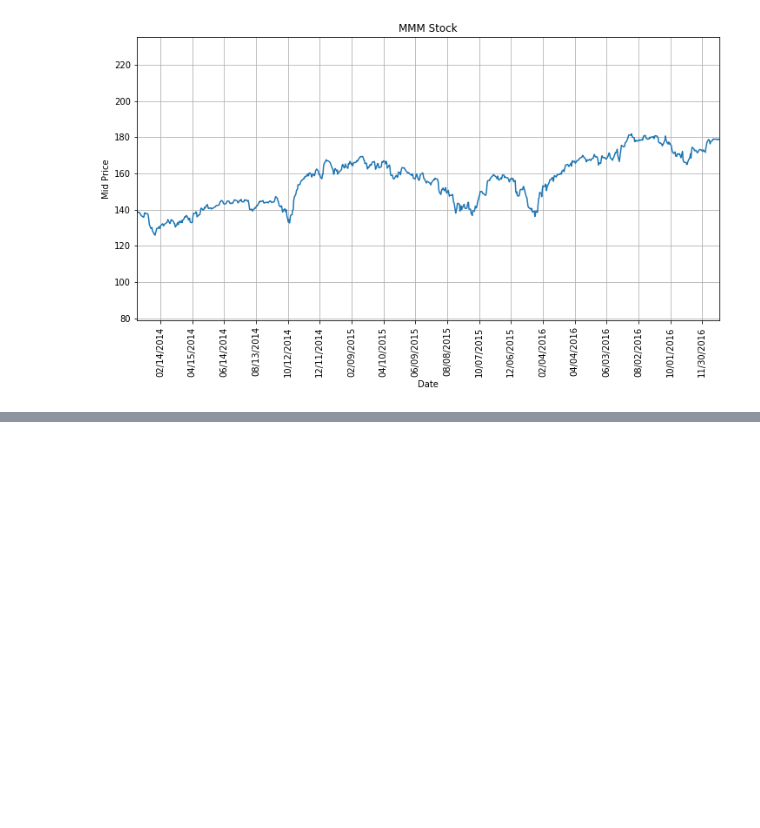
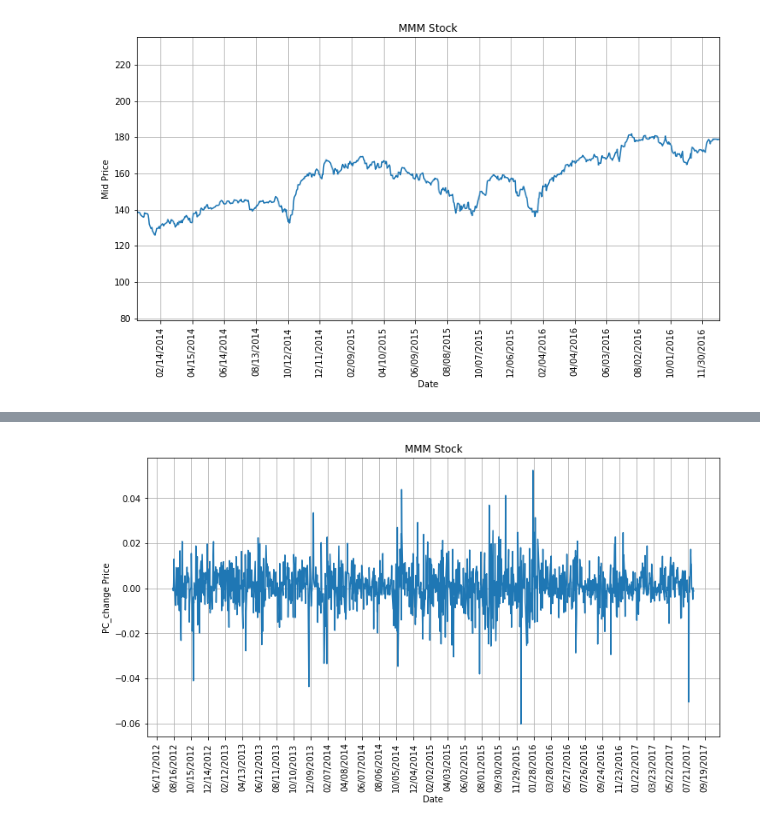
Before and after one commit to angelomenezes/Data_Science_for_Finance, a Jupyter notebook: exploring_s&p500_stocks.ipynb, the cells around one changed output, grey strips where cells are left out. Cells and saved outputs as stored; diff of their text form; code cells hidden in the pictures; blank space fills up the shorter version.

```diff
--- a/exploring_s&p500_stocks.ipynb
+++ b/exploring_s&p500_stocks.ipynb
@@ -74,7 +77,9 @@ def simple_plot(dataframe, name, feature, interval_day = 60):
 
     allstocksingle = dataframe[dataframe['Name'] == name] #makes matrix with only the stock info
 
-    x = [dt.datetime.strptime(d,'%Y-%m-%d').date() for d in allstocksingle['Date']] #convert date to something python understands
+
+    #x = [dt.datetime.strptime(d,'%Y-%m-%d').date() for d in allstocksingle['Date']] #convert date to something python understands
+    x = allstocksingle['Date']
     y = allstocksingle[feature] #plots which ever catagory you entered above
 
     plt.figure(figsize=(12,6))
@@ -102,7 +107,8 @@ def simple_plot_by_date(dataframe, name, feature, start_day, end_day, interval_d
 
     allstocksingle = dataframe[dataframe['Name'] == name] #makes matrix with only the stock info
 
-    x = [dt.datetime.strptime(d,'%Y-%m-%d').date() for d in allstocksingle['Date']] #convert date to something python understands
+    #x = [dt.datetime.strptime(d,'%Y-%m-%d').date() for d in allstocksingle['Date']] #convert date to something python understands
+    x = allstocksingle['Date']
     y = allstocksingle[feature] #plots which ever catagory you entered above
 
     plt.figure(figsize=(12,6))
@@ -131,3 +137,9 @@ fig1 = simple_plot(dataset_1yr, 'MMM', 'High')
 simple_plot_by_date(dataset_1yr, 'MMM', 'Mid', '2014-01-01', '2017-01-01')
 # %% [output]
 [figure]
+# %%
+# Let's analyze 3M stocks a bit deeper
+
+MMM_stocks = dataset_1yr[dataset_1yr['Name'] == 'MMM']
+
+MMM_stocks.head()
@@ -133,0 +153,8 @@ simple_plot_by_date(dataset_1yr, 'MMM', 'Mid', '2014-01-01', '2017-01-01')
+# %%
+# Creating a percent change column related to the closing price
+
+percent_change_closing_price = MMM_stocks['Close'].pct_change()
+percent_change_closing_price.fillna(0, inplace=True)
+
+MMM_stocks['PC_change'] = pd.DataFrame(percent_change_closing_price)
+MMM_stocks.head()
@@ -133,0 +168,4 @@ simple_plot_by_date(dataset_1yr, 'MMM', 'Mid', '2014-01-01', '2017-01-01')
+# %%
+simple_plot(MMM_stocks, 'MMM', 'PC_change')
+# %% [output]
+[figure, added]
```
Also changed, not shown: parts of 16 cells of this notebook.
